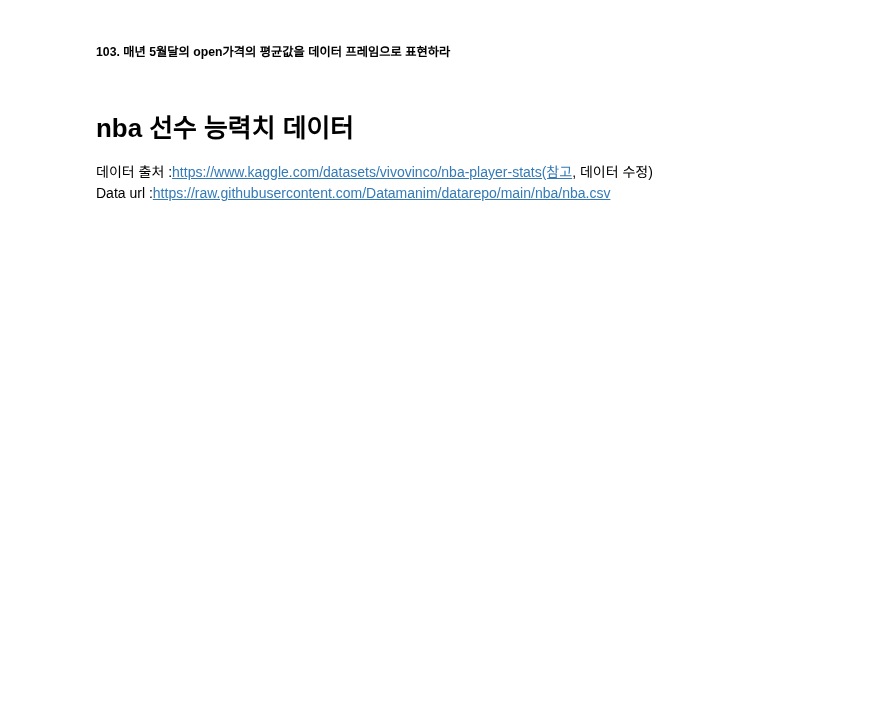
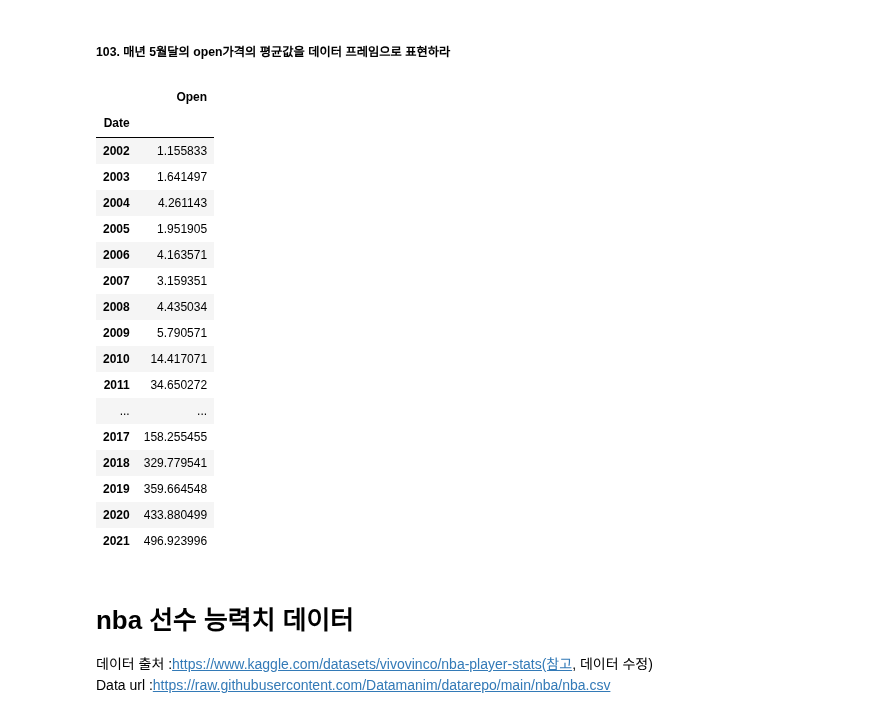
Before and after one commit to cms6090/Big-Data-Analysis, a Jupyter notebook: type1.ipynb, the cells around one changed output. Cells and saved outputs as stored; diff of their text form; code cells hidden in the pictures; blank space fills up the shorter version.

```diff
--- a/type1.ipynb
+++ b/type1.ipynb
@@ -1407,5 +1711,27 @@ df
 # %% [markdown]
 ##### 103. 매년 5월달의 open가격의 평균값을 데이터 프레임으로 표현하라
+# %%
+df["Date"] = pd.to_datetime(df["Date"])
+df[df["Date"].dt.month == 5].groupby(df["Date"].dt.year)["Open"].mean().to_frame()
+# %% [output]
+|  | Open |
+| Date |  |
+| 2002 | 1.155833 |
+| 2003 | 1.641497 |
+| 2004 | 4.261143 |
+| 2005 | 1.951905 |
+| 2006 | 4.163571 |
+| 2007 | 3.159351 |
+| 2008 | 4.435034 |
+| 2009 | 5.790571 |
+| 2010 | 14.417071 |
+| 2011 | 34.650272 |
+| ... | ... |
+| 2017 | 158.255455 |
+| 2018 | 329.779541 |
+| 2019 | 359.664548 |
+| 2020 | 433.880499 |
+| 2021 | 496.923996 |
 # %% [markdown]
 # nba 선수 능력치 데이터
 데이터 출처 :https://www.kaggle.com/datasets/vivovinco/nba-player-stats(참고, 데이터 수정)
```
Also changed, not shown: parts of 45 cells of this notebook.
